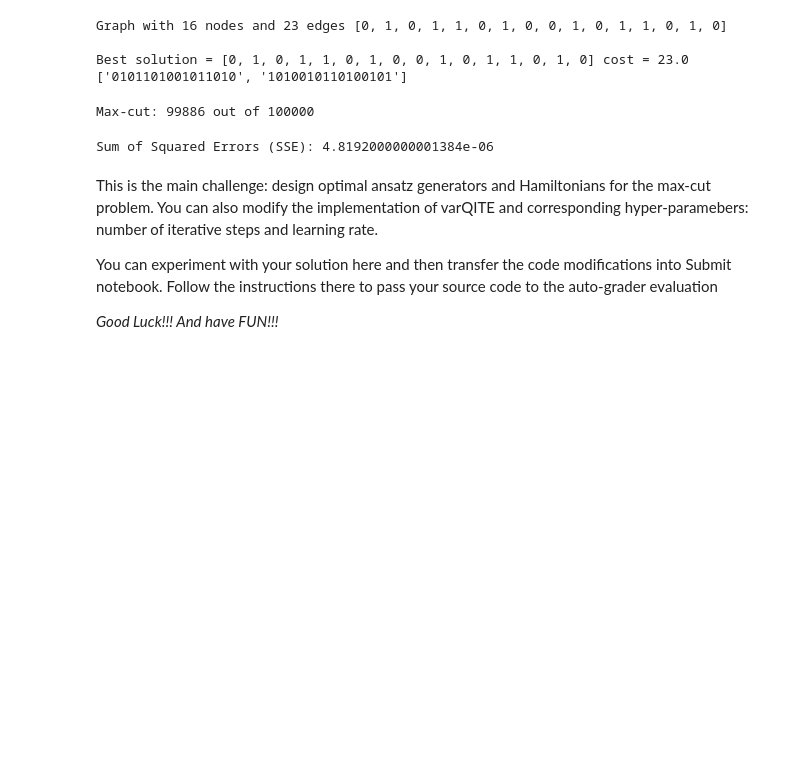
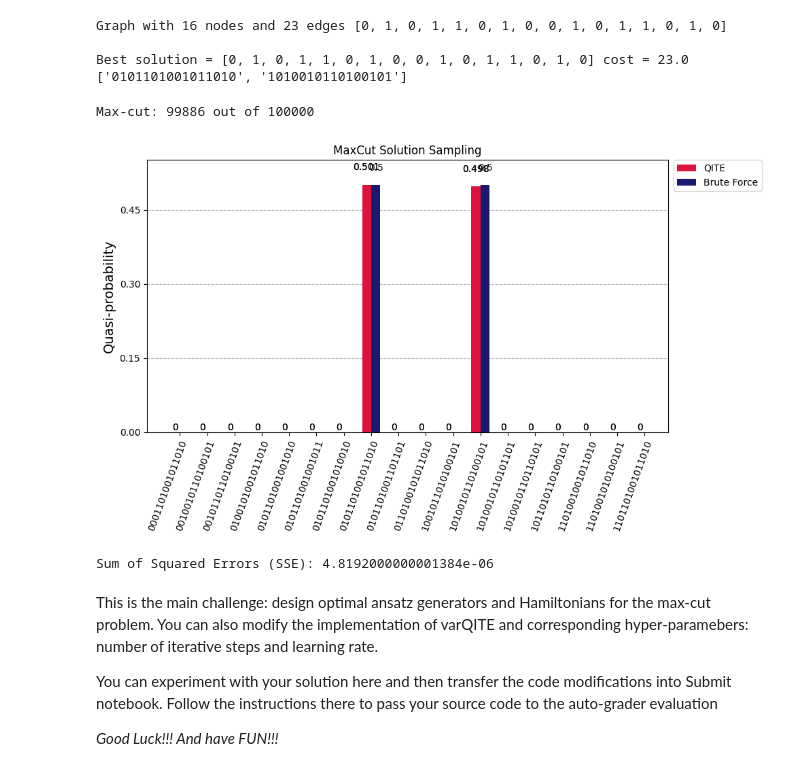
Before and after one commit to king-p3nguin/IonQ-VQI-FLIQ-2025, a Jupyter notebook: IonQ VQI FLIQ 2025.ipynb, the cells around one changed output. Saved outputs shown, nothing was run; the diff lists cells and outputs as text; code cells hidden in the pictures; blank space fills up the shorter version.

Commit message:
add histogram

```diff
--- a/IonQ VQI FLIQ 2025.ipynb
+++ b/IonQ VQI FLIQ 2025.ipynb
@@ -954,6 +954,14 @@ for bs in counts:
 print(f"Max-cut: {sum_counts} out of {shots}")
 # %% [output]
 Max-cut: 99886 out of 100000
+# %%
+from qiskit.visualization import plot_histogram
+
+theoretical_counts = {s: shots/len(XS_brut) for s in XS_brut}
+
+plot_histogram([counts, theoretical_counts], title="MaxCut Solution Sampling", color=['crimson','midnightblue'], figsize=(10, 6), legend=['QITE', 'Brute Force'])
+# %% [output]
+[figure, added]
 # %%
 # additional function for error calculation
 def calculate_sse(counts, shots, optimal_bitstrings, num_qubits):
```
